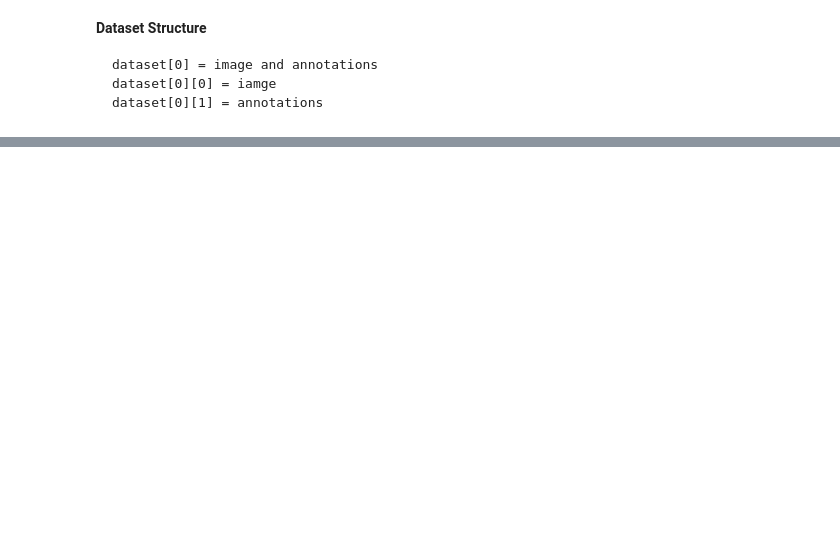
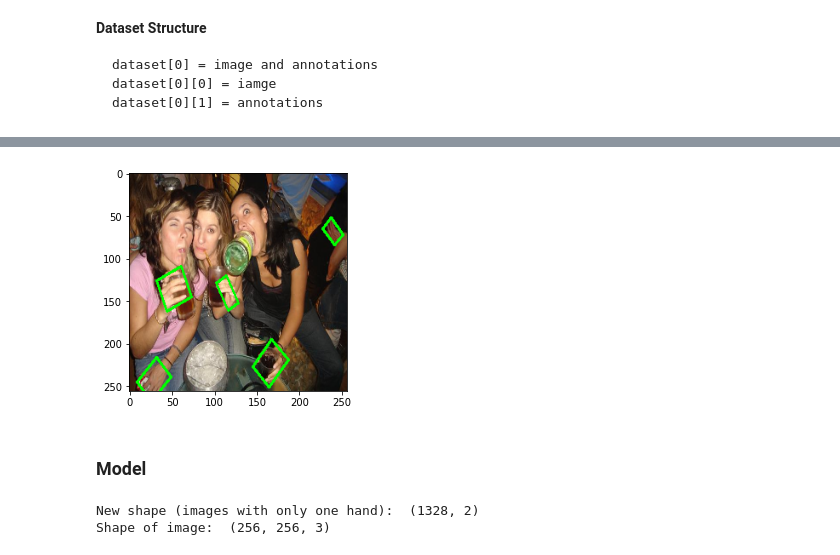
Before and after one commit to SiMoM0/HandsDetection, a Jupyter notebook: Model/handdetection.ipynb, the cells around one changed output, grey strips where cells are left out. Cells and saved outputs as stored; diff of their text form; code cells hidden in the pictures; blank space fills up the shorter version.

```diff
--- a/Model/handdetection.ipynb
+++ b/Model/handdetection.ipynb
@@ -138,0 +189,24 @@ draw_boxes(train_dataset[40][0], train_dataset[40][1])
+# %%
+draw_boxes(resized, new_bbox)
+# %% [output]
+[figure, added]
+# %% [markdown]
+### Model
+# %%
+train_set = []
+for sample in train_dataset:
+  if len(sample[1][0]) == 2:
+    resized = cv2.resize(sample[0], (256, 256))
+    boxes = sample[1]
+
+    new_bbox = []
+    for point in boxes:
+      new_bbox.append([point[0]*256/shape[0], point[1]*256/shape[1]])
+    train_set.append([resized, new_bbox])
+train_set = np.array(train_set)
+
+print('New shape (images with only one hand): ', train_set.shape)
+print('Shape of image: ', train_set[10][0].shape)
+# %% [output]
+New shape (images with only one hand):  (1328, 2)
+Shape of image:  (256, 256, 3)
```
Also changed, not shown: parts of 11 cells of this notebook.
